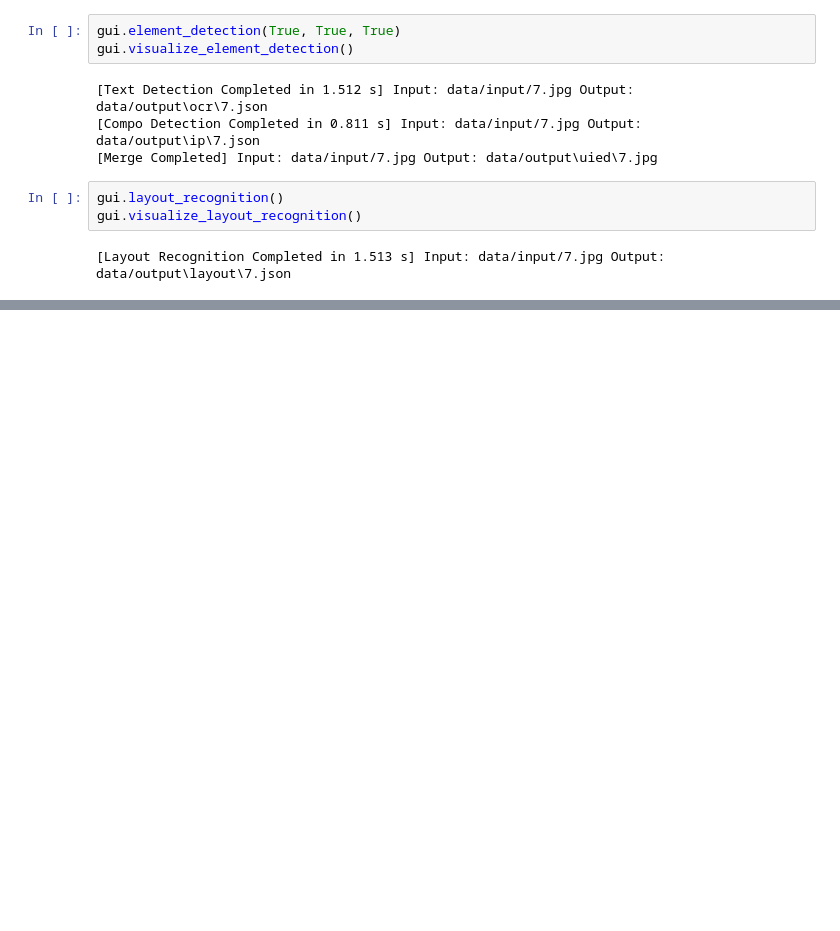
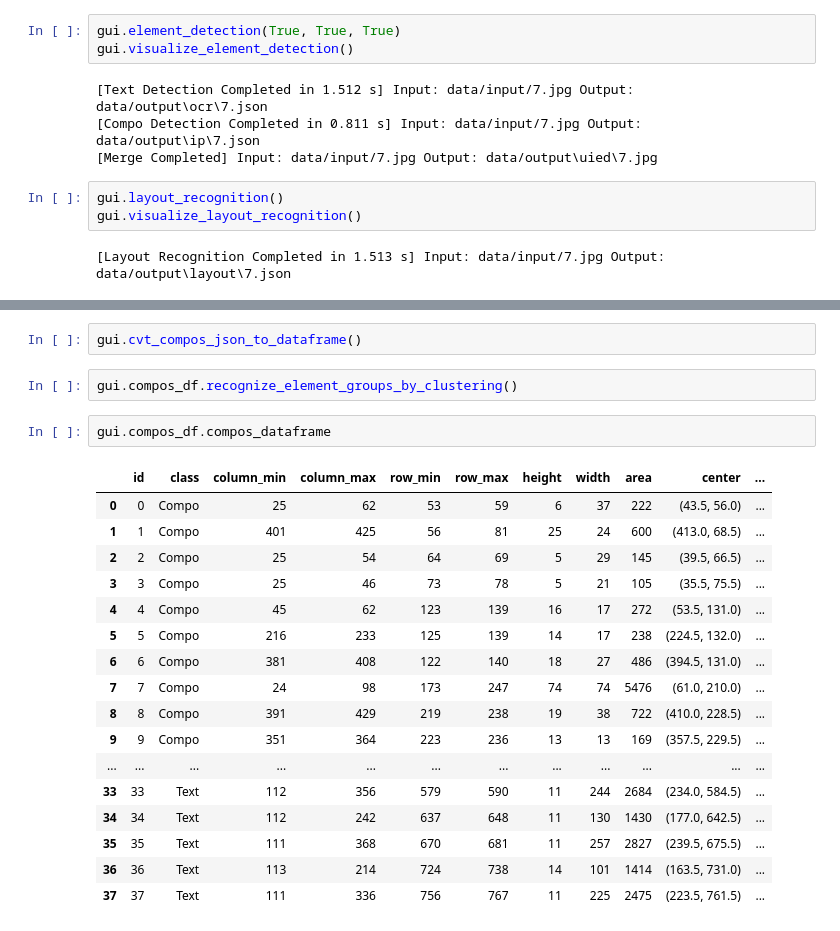
Before and after one commit to MulongXie/GUI-Perceptual-Grouping, a Jupyter notebook: main.ipynb, the cells around one changed output, grey strips where cells are left out. Drawn from its saved outputs; the diff is of its cells as text; blank space fills up the shorter version.

```diff
--- a/main.ipynb
+++ b/main.ipynb
@@ -37 +21,25 @@ gui.visualize_element_detection()
 [Merge Completed] Input: data/input/2.jpg Output: data/output\uied\2.jpg
+# %%
+gui.cvt_compos_json_to_dataframe()
+# %%
+gui.compos_df.recognize_element_groups_by_clustering()
+# %%
+gui.compos_df.compos_dataframe
+# %% [output]
+|  | id | class | column_min | column_max | row_min | row_max | height | width | area | center | ... |
+| 0 | 0 | Compo | 25 | 62 | 53 | 59 | 6 | 37 | 222 | (43.5, 56.0) | ... |
+| 1 | 1 | Compo | 401 | 425 | 56 | 81 | 25 | 24 | 600 | (413.0, 68.5) | ... |
+| 2 | 2 | Compo | 25 | 54 | 64 | 69 | 5 | 29 | 145 | (39.5, 66.5) | ... |
+| 3 | 3 | Compo | 25 | 46 | 73 | 78 | 5 | 21 | 105 | (35.5, 75.5) | ... |
+| 4 | 4 | Compo | 45 | 62 | 123 | 139 | 16 | 17 | 272 | (53.5, 131.0) | ... |
+| 5 | 5 | Compo | 216 | 233 | 125 | 139 | 14 | 17 | 238 | (224.5, 132.0) | ... |
+| 6 | 6 | Compo | 381 | 408 | 122 | 140 | 18 | 27 | 486 | (394.5, 131.0) | ... |
+| 7 | 7 | Compo | 24 | 98 | 173 | 247 | 74 | 74 | 5476 | (61.0, 210.0) | ... |
+| 8 | 8 | Compo | 391 | 429 | 219 | 238 | 19 | 38 | 722 | (410.0, 228.5) | ... |
+| 9 | 9 | Compo | 351 | 364 | 223 | 236 | 13 | 13 | 169 | (357.5, 229.5) | ... |
+| ... | ... | ... | ... | ... | ... | ... | ... | ... | ... | ... | ... |
+| 33 | 33 | Text | 112 | 356 | 579 | 590 | 11 | 244 | 2684 | (234.0, 584.5) | ... |
+| 34 | 34 | Text | 112 | 242 | 637 | 648 | 11 | 130 | 1430 | (177.0, 642.5) | ... |
+| 35 | 35 | Text | 111 | 368 | 670 | 681 | 11 | 257 | 2827 | (239.5, 675.5) | ... |
+| 36 | 36 | Text | 113 | 214 | 724 | 738 | 14 | 101 | 1414 | (163.5, 731.0) | ... |
+| 37 | 37 | Text | 111 | 336 | 756 | 767 | 11 | 225 | 2475 | (223.5, 761.5) | ... |
```
Also changed, not shown: parts of 1 cell of this notebook, 12 other files.
